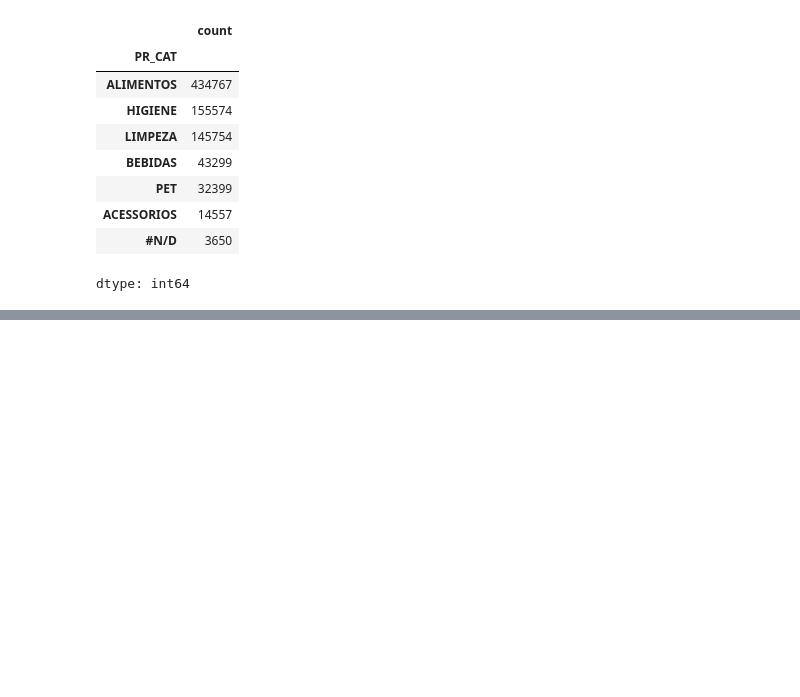
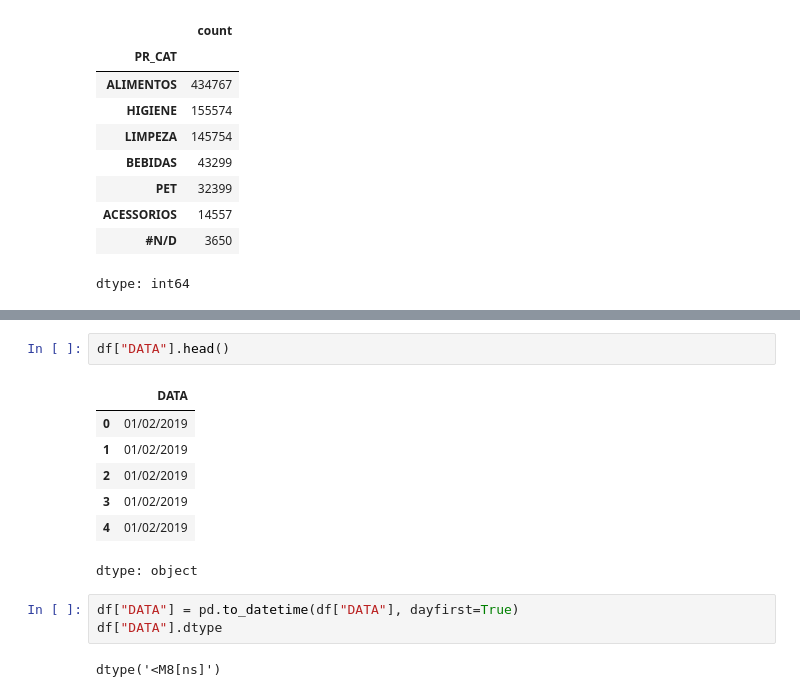
Before and after one commit to brunahariadni/Miniprojeto_Bruna_Analise_de_Dados_T6, a Jupyter notebook: Miniprojeto_Bruna_Analise_de_Dados_T6.ipynb, the cells around one changed output, grey strips where cells are left out. Drawn from its saved outputs; the diff is of its cells as text; blank space fills up the shorter version.

```diff
--- a/Miniprojeto_Bruna_Analise_de_Dados_T6.ipynb
+++ b/Miniprojeto_Bruna_Analise_de_Dados_T6.ipynb
@@ -108,0 +155,15 @@ df[df.duplicated()].head(10)
+# %%
+df["DATA"].head()
+# %% [output]
+|  | DATA |
+| 0 | 01/02/2019 |
+| 1 | 01/02/2019 |
+| 2 | 01/02/2019 |
+| 3 | 01/02/2019 |
+| 4 | 01/02/2019 |
+dtype: object
+# %%
+df["DATA"] = pd.to_datetime(df["DATA"], dayfirst=True)
+df["DATA"].dtype
+# %% [output]
+dtype('<M8[ns]')
```
Also changed, not shown: parts of 9 cells of this notebook.
